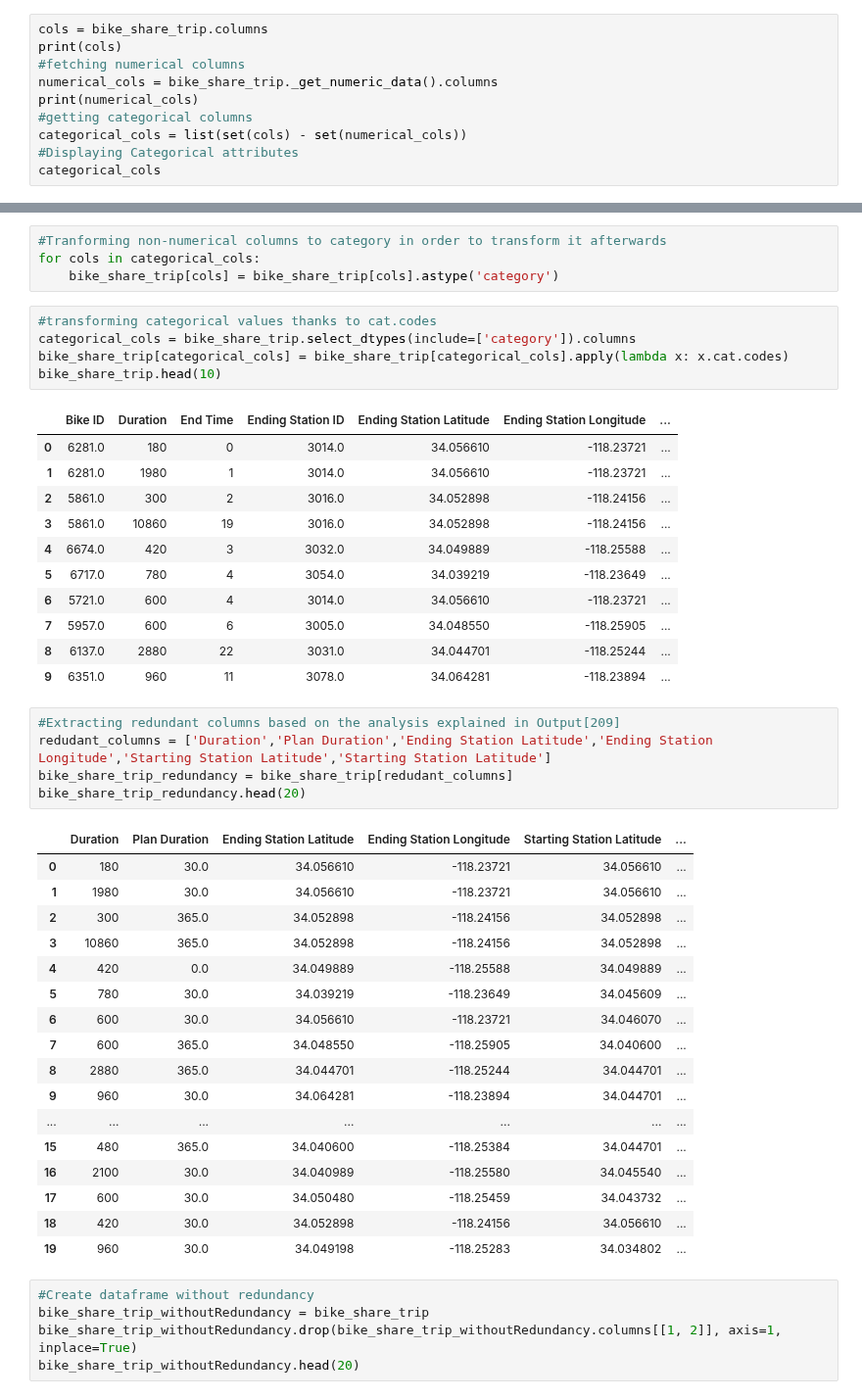
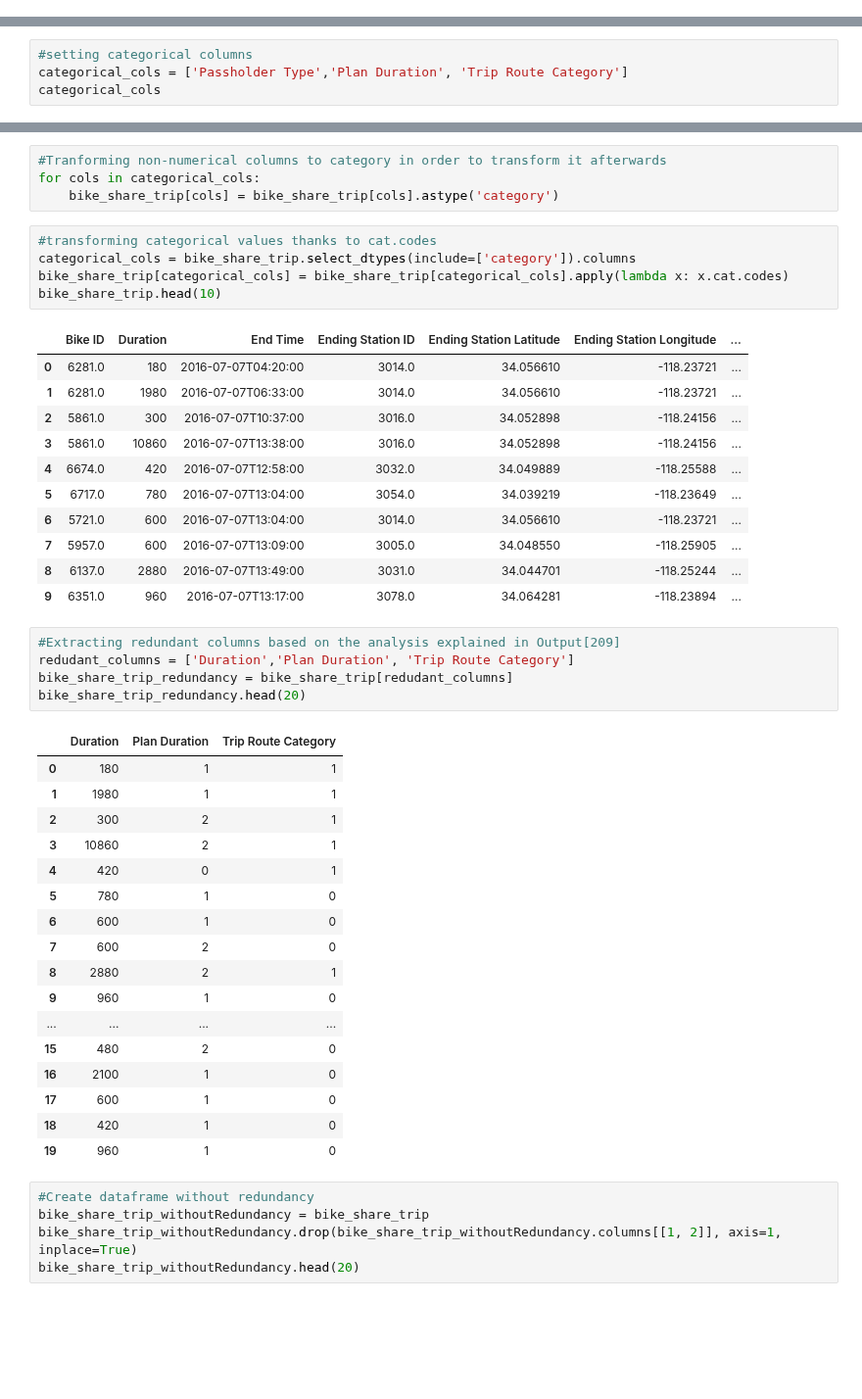
Before and after one commit to Apiquet/ADA_EPFL, a Jupyter notebook: ADA2018-Homework-master/01 - Pandas and Data Wrangling/Exercise 1.ipynb, the cells around one changed output, grey strips where cells are left out. Shown at 98% size. Saved outputs shown, nothing was run; the diff lists cells and outputs as text; blank space fills up the shorter version.

```diff
--- a/ADA2018-Homework-master/01 - Pandas and Data Wrangling/Exercise 1.ipynb
+++ b/ADA2018-Homework-master/01 - Pandas and Data Wrangling/Exercise 1.ipynb
@@ -419,13 +360,3 @@ bike_share_trip.describe()
 | 50% | 6186.000000 | 600.000000 | 3038.00000 | 34.046810 | -118.250954 | 30.000000 | ... |
 | 75% | 6434.000000 | 1080.000000 | 3063.00000 | 34.050480 | -118.238810 | 30.000000 | ... |
 | max | 6728.000000 | 86400.000000 | 4108.00000 | 34.064281 | 0.000000 | 365.000000 | ... |
-# %%
-cols = bike_share_trip.columns
-print(cols)
-#fetching numerical columns
-numerical_cols = bike_share_trip._get_numeric_data().columns
-print(numerical_cols)
-#getting categorical columns
-categorical_cols = list(set(cols) - set(numerical_cols))
-#Displaying Categorical attributes
-categorical_cols
@@ -443,0 +363,4 @@ Index(['Bike ID', 'Duration', 'Ending Station ID', 'Ending Station Latitude',
+# %%
+#setting categorical columns
+categorical_cols = ['Passholder Type','Plan Duration', 'Trip Route Category']
+categorical_cols
@@ -454,39 +379,39 @@ bike_share_trip[categorical_cols] = bike_share_trip[categorical_cols].apply(lamb
 bike_share_trip.head(10)
 # %% [output]
 |  | Bike ID | Duration | End Time | Ending Station ID | Ending Station Latitude | Ending Station Longitude | ... |
-| 0 | 6281.0 | 180 | 0 | 3014.0 | 34.056610 | -118.23721 | ... |
-| 1 | 6281.0 | 1980 | 1 | 3014.0 | 34.056610 | -118.23721 | ... |
-| 2 | 5861.0 | 300 | 2 | 3016.0 | 34.052898 | -118.24156 | ... |
-| 3 | 5861.0 | 10860 | 19 | 3016.0 | 34.052898 | -118.24156 | ... |
-| 4 | 6674.0 | 420 | 3 | 3032.0 | 34.049889 | -118.25588 | ... |
-| 5 | 6717.0 | 780 | 4 | 3054.0 | 34.039219 | -118.23649 | ... |
-| 6 | 5721.0 | 600 | 4 | 3014.0 | 34.056610 | -118.23721 | ... |
-| 7 | 5957.0 | 600 | 6 | 3005.0 | 34.048550 | -118.25905 | ... |
-| 8 | 6137.0 | 2880 | 22 | 3031.0 | 34.044701 | -118.25244 | ... |
-| 9 | 6351.0 | 960 | 11 | 3078.0 | 34.064281 | -118.23894 | ... |
+| 0 | 6281.0 | 180 | 2016-07-07T04:20:00 | 3014.0 | 34.056610 | -118.23721 | ... |
+| 1 | 6281.0 | 1980 | 2016-07-07T06:33:00 | 3014.0 | 34.056610 | -118.23721 | ... |
+| 2 | 5861.0 | 300 | 2016-07-07T10:37:00 | 3016.0 | 34.052898 | -118.24156 | ... |
+| 3 | 5861.0 | 10860 | 2016-07-07T13:38:00 | 3016.0 | 34.052898 | -118.24156 | ... |
+| 4 | 6674.0 | 420 | 2016-07-07T12:58:00 | 3032.0 | 34.049889 | -118.25588 | ... |
+| 5 | 6717.0 | 780 | 2016-07-07T13:04:00 | 3054.0 | 34.039219 | -118.23649 | ... |
+| 6 | 5721.0 | 600 | 2016-07-07T13:04:00 | 3014.0 | 34.056610 | -118.23721 | ... |
+| 7 | 5957.0 | 600 | 2016-07-07T13:09:00 | 3005.0 | 34.048550 | -118.25905 | ... |
+| 8 | 6137.0 | 2880 | 2016-07-07T13:49:00 | 3031.0 | 34.044701 | -118.25244 | ... |
+| 9 | 6351.0 | 960 | 2016-07-07T13:17:00 | 3078.0 | 34.064281 | -118.23894 | ... |
 # %%
 #Extracting redundant columns based on the analysis explained in Output[209]
-redudant_columns = ['Duration','Plan Duration','Ending Station Latitude','Ending Station Longitude','Starting Station Latitude','Starting Station Latitude']
+redudant_columns = ['Duration','Plan Duration', 'Trip Route Category']
 bike_share_trip_redundancy = bike_share_trip[redudant_columns]
 bike_share_trip_redundancy.head(20)
 # %% [output]
-|  | Duration | Plan Duration | Ending Station Latitude | Ending Station Longitude | Starting Station Latitude | ... |
-| 0 | 180 | 30.0 | 34.056610 | -118.23721 | 34.056610 | ... |
-| 1 | 1980 | 30.0 | 34.056610 | -118.23721 | 34.056610 | ... |
-| 2 | 300 | 365.0 | 34.052898 | -118.24156 | 34.052898 | ... |
-| 3 | 10860 | 365.0 | 34.052898 | -118.24156 | 34.052898 | ... |
-| 4 | 420 | 0.0 | 34.049889 | -118.25588 | 34.049889 | ... |
-| 5 | 780 | 30.0 | 34.039219 | -118.23649 | 34.045609 | ... |
-| 6 | 600 | 30.0 | 34.056610 | -118.23721 | 34.046070 | ... |
-| 7 | 600 | 365.0 | 34.048550 | -118.25905 | 34.040600 | ... |
-| 8 | 2880 | 365.0 | 34.044701 | -118.25244 | 34.044701 | ... |
-| 9 | 960 | 30.0 | 34.064281 | -118.23894 | 34.044701 | ... |
-| ... | ... | ... | ... | ... | ... | ... |
-| 15 | 480 | 365.0 | 34.040600 | -118.25384 | 34.044701 | ... |
-| 16 | 2100 | 30.0 | 34.040989 | -118.25580 | 34.045540 | ... |
-| 17 | 600 | 30.0 | 34.050480 | -118.25459 | 34.043732 | ... |
-| 18 | 420 | 30.0 | 34.052898 | -118.24156 | 34.056610 | ... |
-| 19 | 960 | 30.0 | 34.049198 | -118.25283 | 34.034802 | ... |
+|  | Duration | Plan Duration | Trip Route Category |
+| 0 | 180 | 1 | 1 |
+| 1 | 1980 | 1 | 1 |
+| 2 | 300 | 2 | 1 |
+| 3 | 10860 | 2 | 1 |
+| 4 | 420 | 0 | 1 |
+| 5 | 780 | 1 | 0 |
+| 6 | 600 | 1 | 0 |
+| 7 | 600 | 2 | 0 |
+| 8 | 2880 | 2 | 1 |
+| 9 | 960 | 1 | 0 |
+| ... | ... | ... | ... |
+| 15 | 480 | 2 | 0 |
+| 16 | 2100 | 1 | 0 |
+| 17 | 600 | 1 | 0 |
+| 18 | 420 | 1 | 0 |
+| 19 | 960 | 1 | 0 |
 # %%
 #Create dataframe without redundancy
 bike_share_trip_withoutRedundancy = bike_share_trip
```
Also changed, not shown: parts of 15 cells of this notebook.
